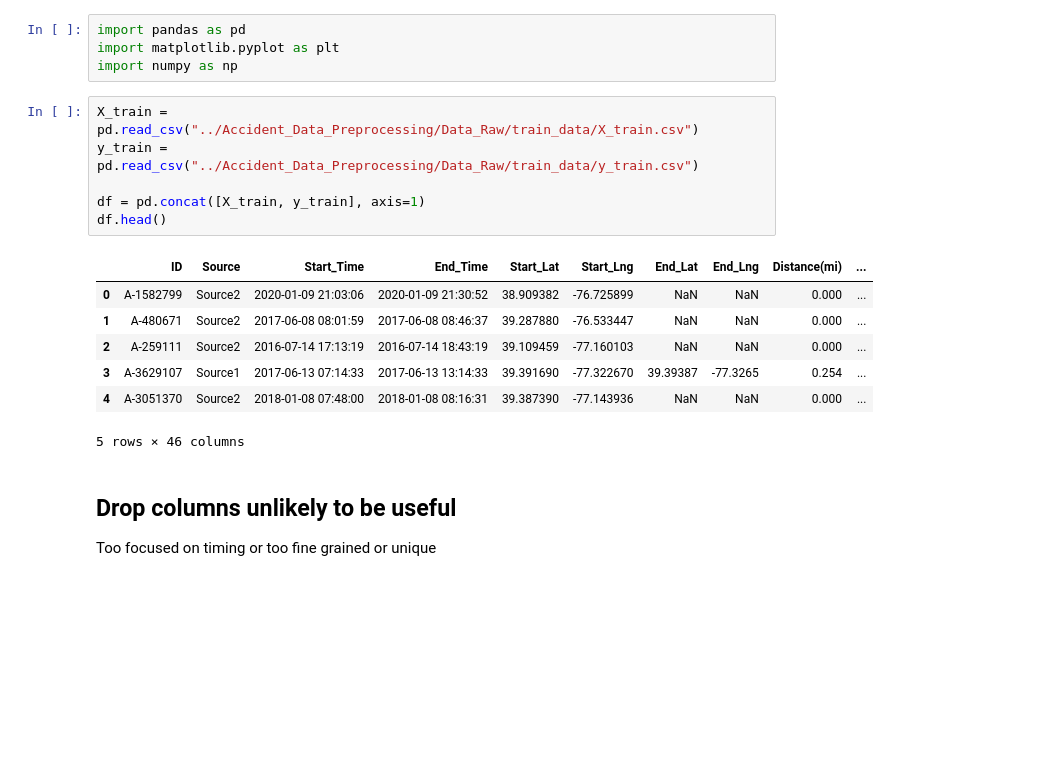
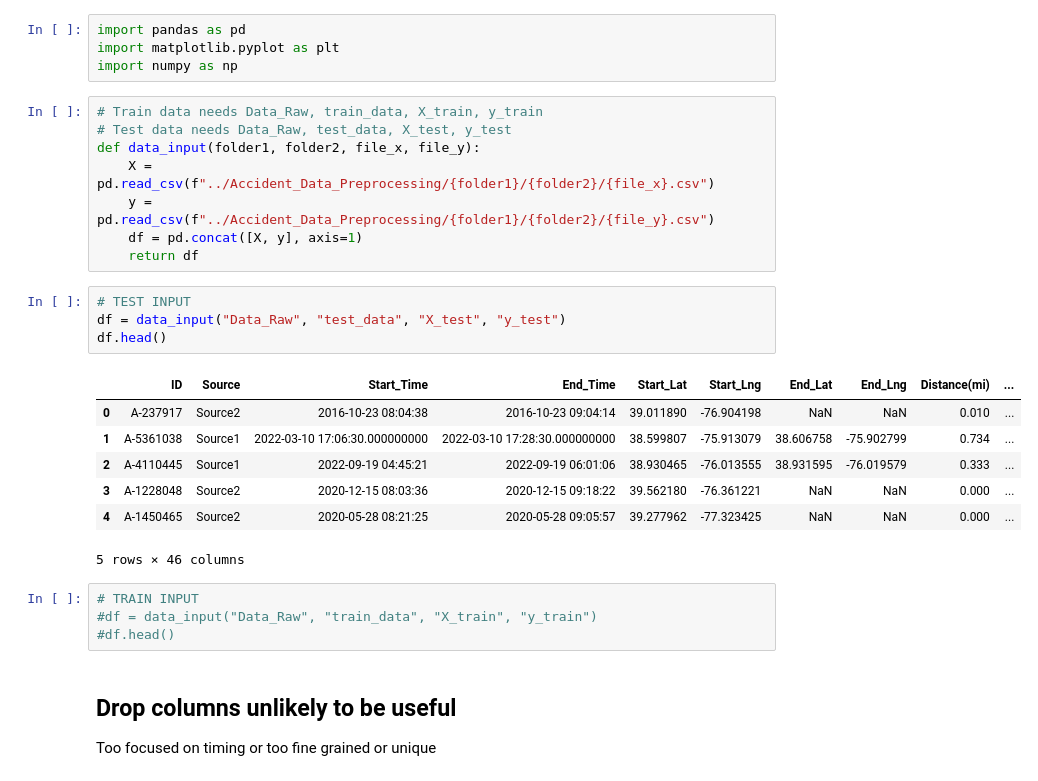
Before and after one commit to fenrirbatdorf/Accident_Data_Preprocessing, a Jupyter notebook: Dr_Olsen_Control_Preprocess.ipynb, the cells around one changed output. Cells and saved outputs as stored; diff of their text form; blank space fills up the shorter version.

```diff
--- a/Dr_Olsen_Control_Preprocess.ipynb
+++ b/Dr_Olsen_Control_Preprocess.ipynb
@@ -5,19 +5,29 @@ import pandas as pd
 import matplotlib.pyplot as plt
 import numpy as np
 # %%
-X_train = pd.read_csv("../Accident_Data_Preprocessing/Data_Raw/train_data/X_train.csv")
-y_train = pd.read_csv("../Accident_Data_Preprocessing/Data_Raw/train_data/y_train.csv")
-
-df = pd.concat([X_train, y_train], axis=1)
-df.head()
+# Train data needs Data_Raw, train_data, X_train, y_train
+# Test data needs Data_Raw, test_data, X_test, y_test
+def data_input(folder1, folder2, file_x, file_y):
+    X = pd.read_csv(f"../Accident_Data_Preprocessing/{folder1}/{folder2}/{file_x}.csv")
+    y = pd.read_csv(f"../Accident_Data_Preprocessing/{folder1}/{folder2}/{file_y}.csv")
+    df = pd.concat([X, y], axis=1)
+    return df
-# %% [output]
-|  | ID | Source | Start_Time | End_Time | Start_Lat | Start_Lng | End_Lat | End_Lng | Distance(mi) | ... |
-| 0 | A-1582799 | Source2 | 2020-01-09 21:03:06 | 2020-01-09 21:30:52 | 38.909382 | -76.725899 | NaN | NaN | 0.000 | ... |
-| 1 | A-480671 | Source2 | 2017-06-08 08:01:59 | 2017-06-08 08:46:37 | 39.287880 | -76.533447 | NaN | NaN | 0.000 | ... |
-| 2 | A-259111 | Source2 | 2016-07-14 17:13:19 | 2016-07-14 18:43:19 | 39.109459 | -77.160103 | NaN | NaN | 0.000 | ... |
-| 3 | A-3629107 | Source1 | 2017-06-13 07:14:33 | 2017-06-13 13:14:33 | 39.391690 | -77.322670 | 39.39387 | -77.3265 | 0.254 | ... |
-| 4 | A-3051370 | Source2 | 2018-01-08 07:48:00 | 2018-01-08 08:16:31 | 39.387390 | -77.143936 | NaN | NaN | 0.000 | ... |
-5 rows × 46 columns
+# %%
+# TEST INPUT
+df = data_input("Data_Raw", "test_data", "X_test", "y_test")
+df.head()
+# %% [output]
+|  | ID | Source | Start_Time | End_Time | Start_Lat | Start_Lng | End_Lat | End_Lng | Distance(mi) | ... |
+| 0 | A-237917 | Source2 | 2016-10-23 08:04:38 | 2016-10-23 09:04:14 | 39.011890 | -76.904198 | NaN | NaN | 0.010 | ... |
+| 1 | A-5361038 | Source1 | 2022-03-10 17:06:30.000000000 | 2022-03-10 17:28:30.000000000 | 38.599807 | -75.913079 | 38.606758 | -75.902799 | 0.734 | ... |
+| 2 | A-4110445 | Source1 | 2022-09-19 04:45:21 | 2022-09-19 06:01:06 | 38.930465 | -76.013555 | 38.931595 | -76.019579 | 0.333 | ... |
+| 3 | A-1228048 | Source2 | 2020-12-15 08:03:36 | 2020-12-15 09:18:22 | 39.562180 | -76.361221 | NaN | NaN | 0.000 | ... |
+| 4 | A-1450465 | Source2 | 2020-05-28 08:21:25 | 2020-05-28 09:05:57 | 39.277962 | -77.323425 | NaN | NaN | 0.000 | ... |
+5 rows × 46 columns
+# %%
+# TRAIN INPUT
+#df = data_input("Data_Raw", "train_data", "X_train", "y_train")
+#df.head()
 # %% [markdown]
 ## Drop columns unlikely to be useful
 
```
Also changed, not shown: parts of 26 cells of this notebook, 4 other files.
